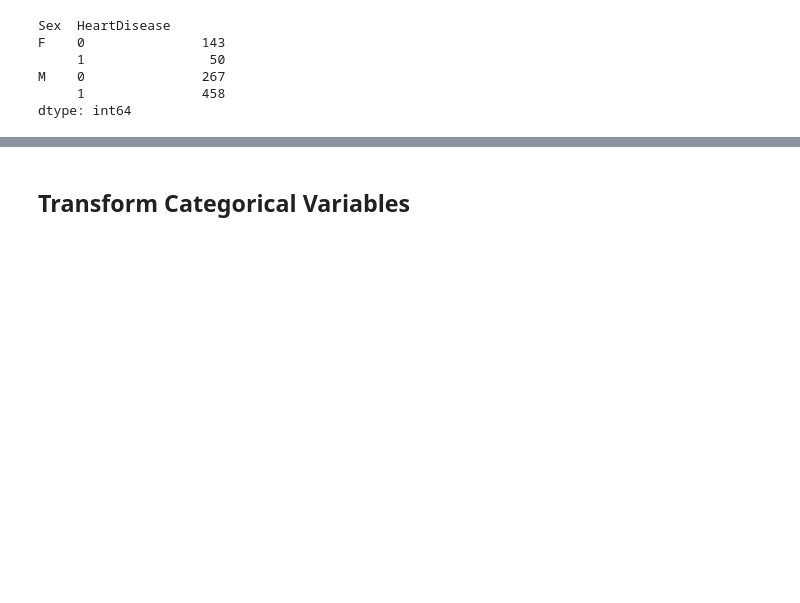
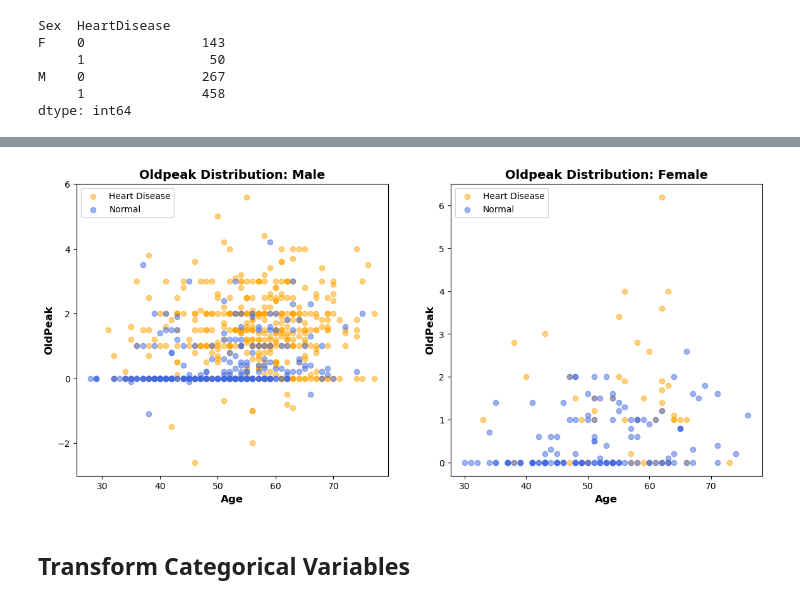
Before and after one commit to midorikawaguti/Heart_Failure_Prediction_Team_0, a Jupyter notebook: heart_failure_prediction-1.ipynb, the cells around one changed output, grey strips where cells are left out. Drawn from its saved outputs; the diff is of its cells as text; code cells hidden in the pictures; blank space fills up the shorter version.

```diff
--- a/heart_failure_prediction-1.ipynb
+++ b/heart_failure_prediction-1.ipynb
@@ -247,3 +292,34 @@ plt.show()
+# %%
+import matplotlib.pyplot as plt
+import numpy as np
+
+fig, axes = plt.subplots(1, 2, figsize=(14, 6))
+
+
+# ---- Male Oldpeak Distribution ----
+
+axes[0].scatter(heart_disease_male['Age'], heart_disease_male['Oldpeak'], color='orange', alpha=0.5, label='Heart Disease')
+axes[0].scatter(heart_normal_male['Age'], heart_normal_male['Oldpeak'], color='royalblue', alpha=0.5, label='Normal')
+
+axes[0].set_xlabel('Age', fontsize=12, fontweight='bold')
+axes[0].set_ylabel('OldPeak', fontsize=12, fontweight='bold')
+axes[0].set_title('Oldpeak Distribution: Male', fontsize=14, fontweight='bold')
+axes[0].legend(loc='upper left', fontsize=10)
+
+
+# ---- Female Oldpeak Distribution ----
+
+axes[1].scatter(heart_disease_female['Age'], heart_disease_female['Oldpeak'], color='orange', alpha=0.5, label='Heart Disease')
+axes[1].scatter(heart_normal_female['Age'], heart_normal_female['Oldpeak'], color='royalblue', alpha=0.5, label='Normal')
+
+axes[1].set_xlabel('Age', fontsize=12, fontweight='bold')
+axes[1].set_ylabel('OldPeak', fontsize=12, fontweight='bold')
+axes[1].set_title('Oldpeak Distribution: Female', fontsize=14, fontweight='bold')
+axes[1].legend(loc='upper left', fontsize=10)
+
+plt.show()
+# %% [output]
+[figure, added]
 # %% [markdown]
 ##  Transform Categorical Variables
 # %% [markdown]
```
Also changed, not shown: parts of 13 cells of this notebook.
